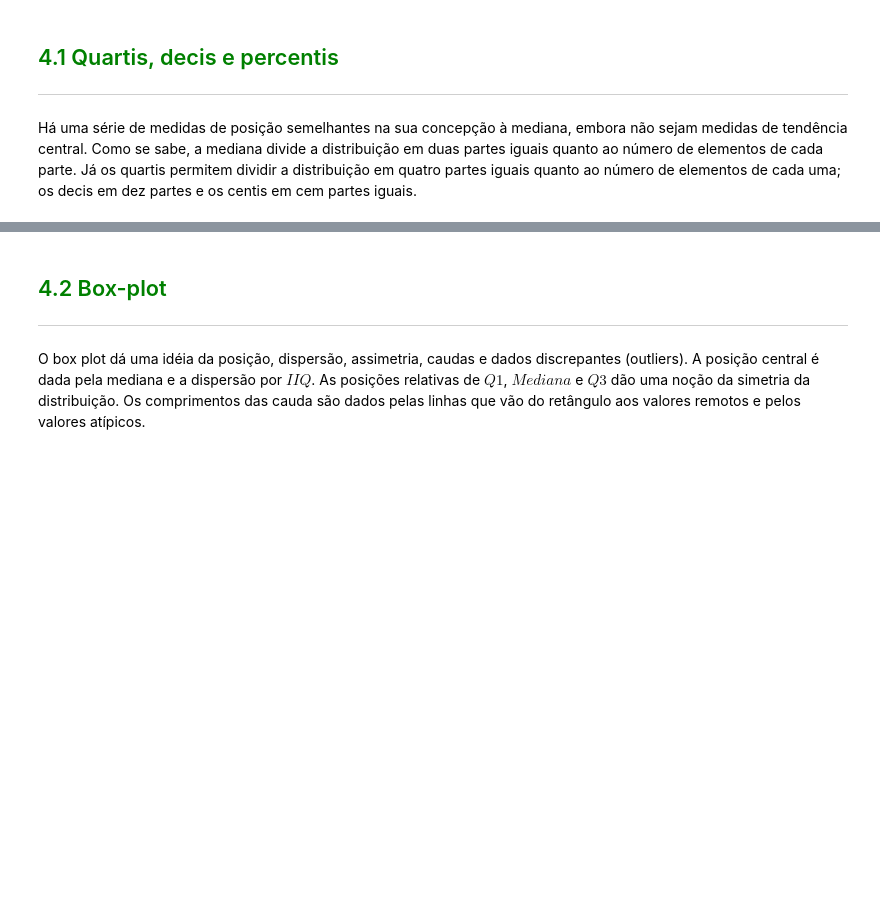
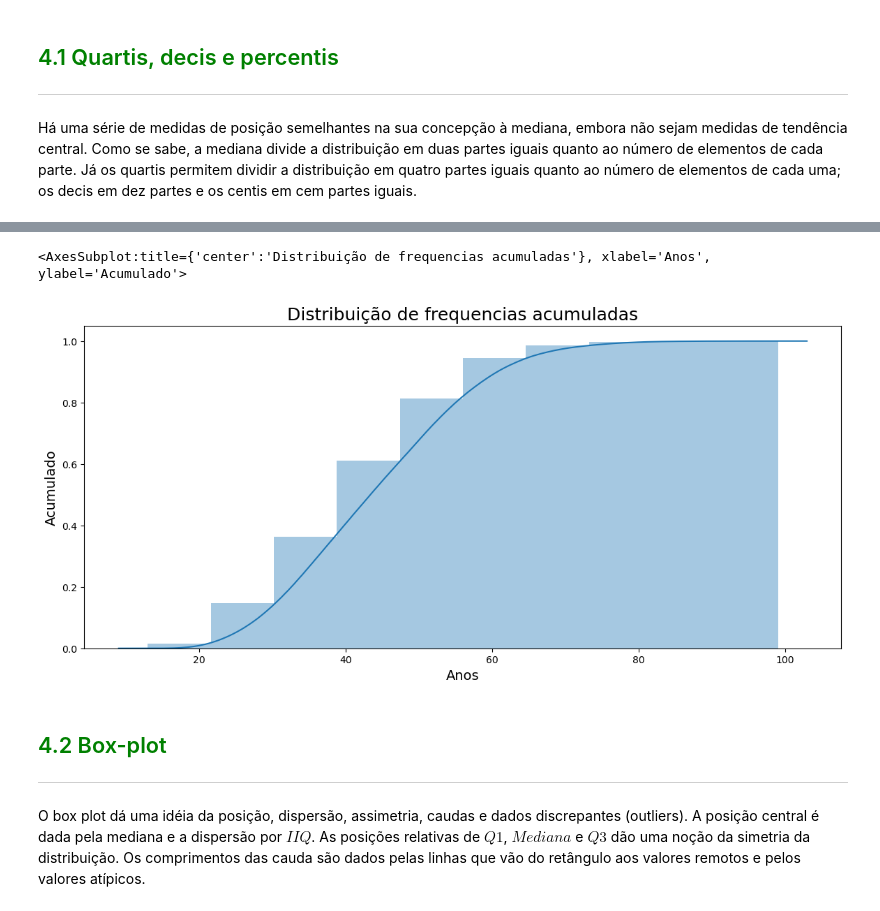
Before and after one commit to caiomarchiorato/-estudos-_estatistica_python, a Jupyter notebook: Curso_de_Estatística_Parte_1.ipynb, the cells around one changed output, grey strips where cells are left out. Drawn from its saved outputs; the diff is of its cells as text; code cells hidden in the pictures; blank space fills up the shorter version.

```diff
--- a/Curso_de_Estatística_Parte_1.ipynb
+++ b/Curso_de_Estatística_Parte_1.ipynb
@@ -893,3 +978,16 @@ Há uma série de medidas de posição semelhantes na sua concepção à mediana
+# %%
+#mostrar um acumulado das idades,  hist_kws
+ax= sns.distplot(dados.Idade, hist_kws= {'cumulative': True},
+                kde_kws = {'cumulative': True},
+                bins = 10)
+ax.figure.set_size_inches(14,6)
+ax.set_title('Distribuição de frequencias acumuladas', fontsize= 18)
+ax.set_ylabel('Acumulado', fontsize= 14)
+ax.set_xlabel('Anos', fontsize=14)
+ax
+# %% [output]
+<AxesSubplot:title={'center':'Distribuição de frequencias acumuladas'}, xlabel='Anos', ylabel='Acumulado'>
+[figure, added]
 # %% [markdown]
 ## <font color=green>4.2 Box-plot</font>
 ***
```
Also changed, not shown: parts of 41 cells of this notebook, 2 other files.
